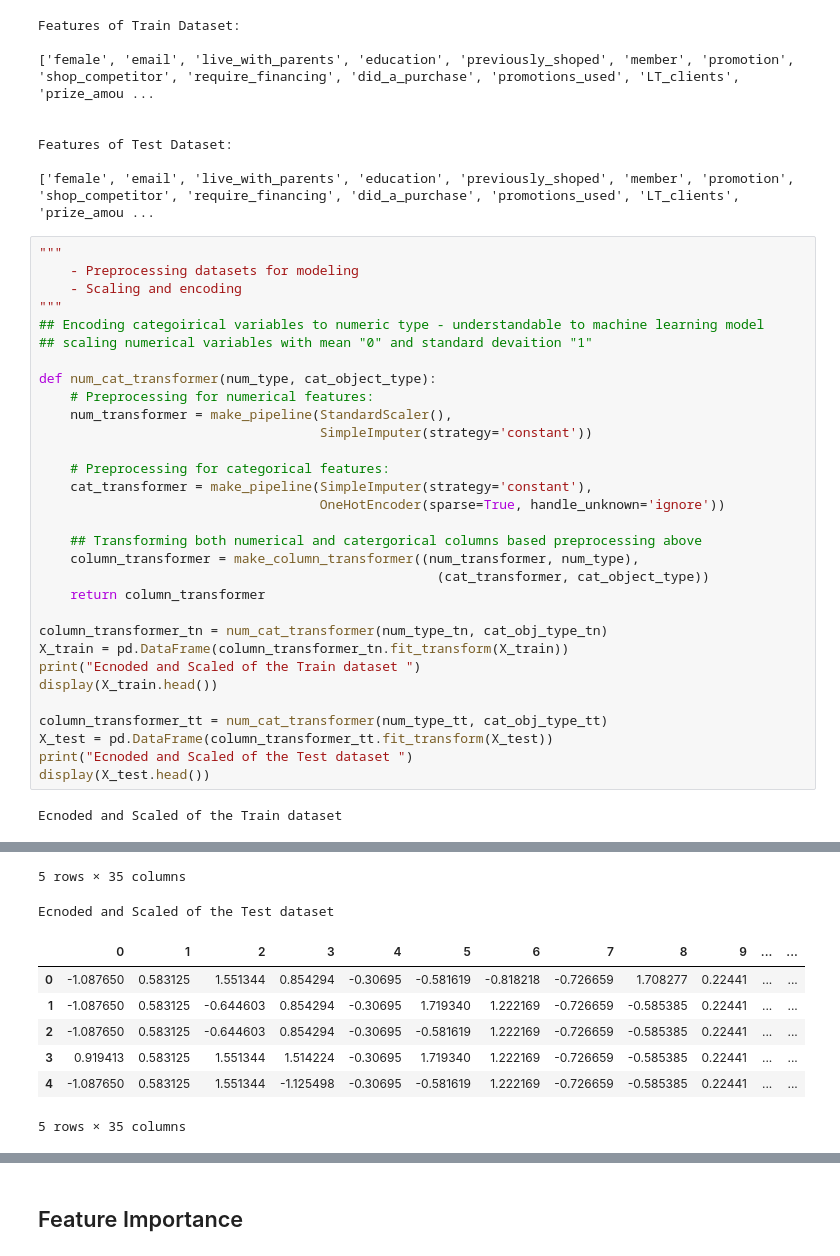
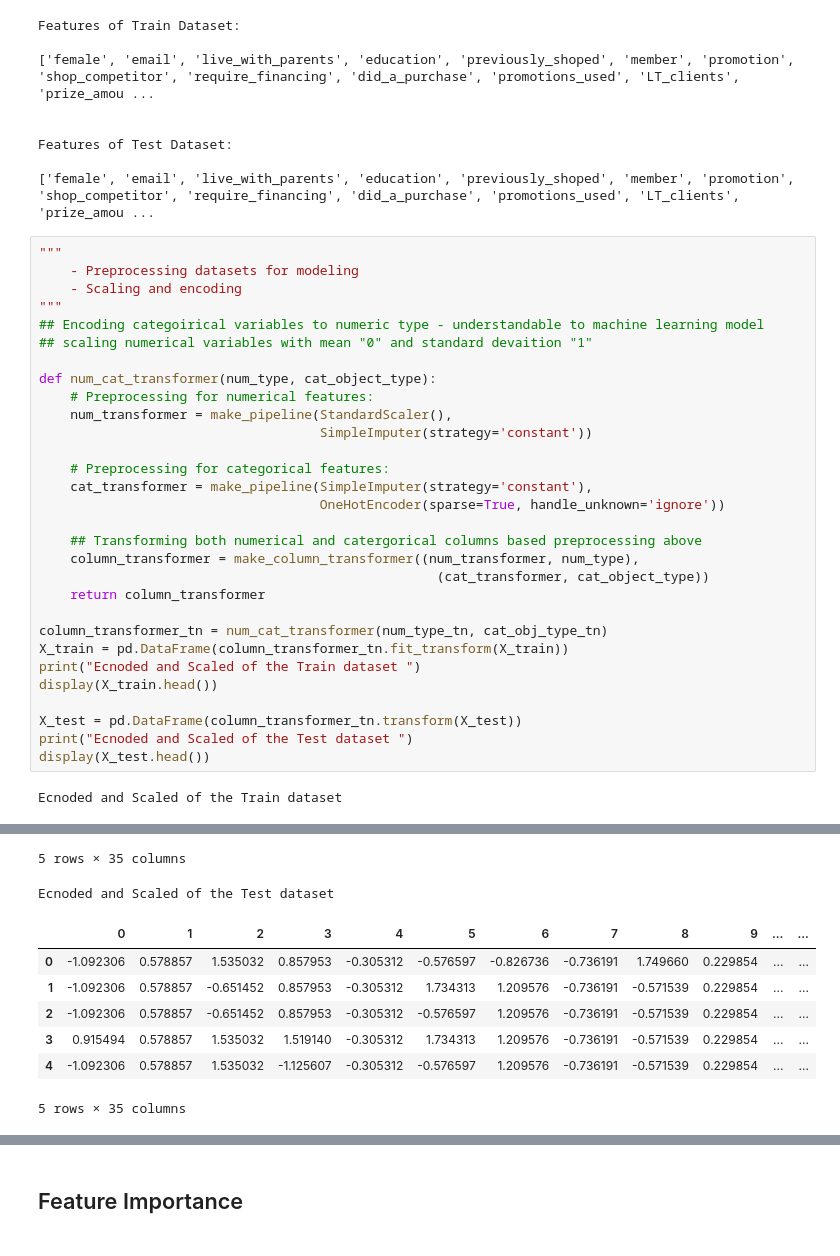
Before and after one commit to robinyUArizona/Pentatonic-Inc., a Jupyter notebook: Modelling-PentatonicTV.ipynb, the cells around one changed output, grey strips where cells are left out. Saved outputs shown, nothing was run; the diff lists cells and outputs as text.

```diff
--- a/Modelling-PentatonicTV.ipynb
+++ b/Modelling-PentatonicTV.ipynb
@@ -139,39 +141,38 @@ def num_cat_transformer(num_type, cat_object_type):
     num_transformer = make_pipeline(StandardScaler(),
                                     SimpleImputer(strategy='constant'))
 
     # Preprocessing for categorical features:
     cat_transformer = make_pipeline(SimpleImputer(strategy='constant'),
                                     OneHotEncoder(sparse=True, handle_unknown='ignore'))
 
     ## Transforming both numerical and catergorical columns based preprocessing above
     column_transformer = make_column_transformer((num_transformer, num_type),
                                                    (cat_transformer, cat_object_type))
     return column_transformer
 
 column_transformer_tn = num_cat_transformer(num_type_tn, cat_obj_type_tn)
 X_train = pd.DataFrame(column_transformer_tn.fit_transform(X_train))
 print("Ecnoded and Scaled of the Train dataset ")
 display(X_train.head())
 
-column_transformer_tt = num_cat_transformer(num_type_tt, cat_obj_type_tt)
-X_test = pd.DataFrame(column_transformer_tt.fit_transform(X_test))
+X_test = pd.DataFrame(column_transformer_tn.transform(X_test))
 print("Ecnoded and Scaled of the Test dataset ")
 display(X_test.head())
 # %% [output]
 Ecnoded and Scaled of the Train dataset
 |  | 0 | 1 | 2 | 3 | 4 | 5 | 6 | 7 | 8 | 9 | ... | ... |
 | 0 | 0.915494 | 0.578857 | -0.651452 | 0.857953 | -0.305312 | -0.576597 | -0.826736 | -0.736191 | 1.749660 | 0.229854 | ... | ... |
 | 1 | -1.092306 | -1.727543 | -0.651452 | 0.196766 | -0.305312 | -0.576597 | -0.826736 | 1.358344 | 1.749660 | -4.350583 | ... | ... |
 | 2 | -1.092306 | 0.578857 | -0.651452 | -1.125607 | -0.305312 | -0.576597 | 1.209576 | 1.358344 | -0.571539 | 0.229854 | ... | ... |
 | 3 | -1.092306 | 0.578857 | -0.651452 | 0.196766 | -0.305312 | -0.576597 | -0.826736 | -0.736191 | -0.571539 | 0.229854 | ... | ... |
 | 4 | -1.092306 | 0.578857 | 1.535032 | 0.857953 | -0.305312 | -0.576597 | -0.826736 | -0.736191 | -0.571539 | 0.229854 | ... | ... |
 5 rows × 35 columns
 Ecnoded and Scaled of the Test dataset
 |  | 0 | 1 | 2 | 3 | 4 | 5 | 6 | 7 | 8 | 9 | ... | ... |
-| 0 | -1.087650 | 0.583125 | 1.551344 | 0.854294 | -0.30695 | -0.581619 | -0.818218 | -0.726659 | 1.708277 | 0.22441 | ... | ... |
-| 1 | -1.087650 | 0.583125 | -0.644603 | 0.854294 | -0.30695 | 1.719340 | 1.222169 | -0.726659 | -0.585385 | 0.22441 | ... | ... |
-| 2 | -1.087650 | 0.583125 | -0.644603 | 0.854294 | -0.30695 | -0.581619 | 1.222169 | -0.726659 | -0.585385 | 0.22441 | ... | ... |
-| 3 | 0.919413 | 0.583125 | 1.551344 | 1.514224 | -0.30695 | 1.719340 | 1.222169 | -0.726659 | -0.585385 | 0.22441 | ... | ... |
-| 4 | -1.087650 | 0.583125 | 1.551344 | -1.125498 | -0.30695 | -0.581619 | 1.222169 | -0.726659 | -0.585385 | 0.22441 | ... | ... |
+| 0 | -1.092306 | 0.578857 | 1.535032 | 0.857953 | -0.305312 | -0.576597 | -0.826736 | -0.736191 | 1.749660 | 0.229854 | ... | ... |
+| 1 | -1.092306 | 0.578857 | -0.651452 | 0.857953 | -0.305312 | 1.734313 | 1.209576 | -0.736191 | -0.571539 | 0.229854 | ... | ... |
+| 2 | -1.092306 | 0.578857 | -0.651452 | 0.857953 | -0.305312 | -0.576597 | 1.209576 | -0.736191 | -0.571539 | 0.229854 | ... | ... |
+| 3 | 0.915494 | 0.578857 | 1.535032 | 1.519140 | -0.305312 | 1.734313 | 1.209576 | -0.736191 | -0.571539 | 0.229854 | ... | ... |
+| 4 | -1.092306 | 0.578857 | 1.535032 | -1.125607 | -0.305312 | -0.576597 | 1.209576 | -0.736191 | -0.571539 | 0.229854 | ... | ... |
 5 rows × 35 columns
 # %%
```
Also changed, not shown: parts of 9 cells of this notebook.
